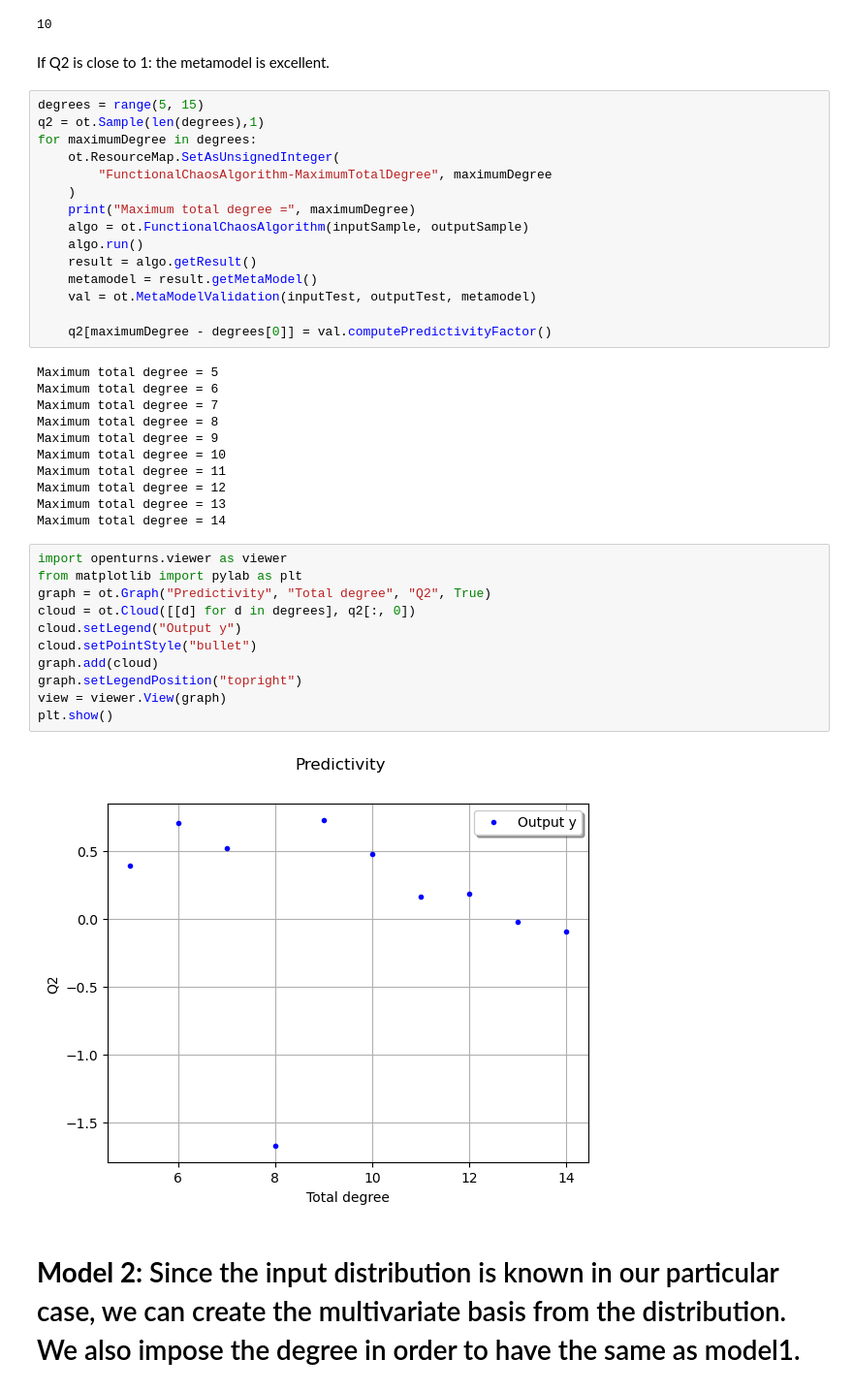
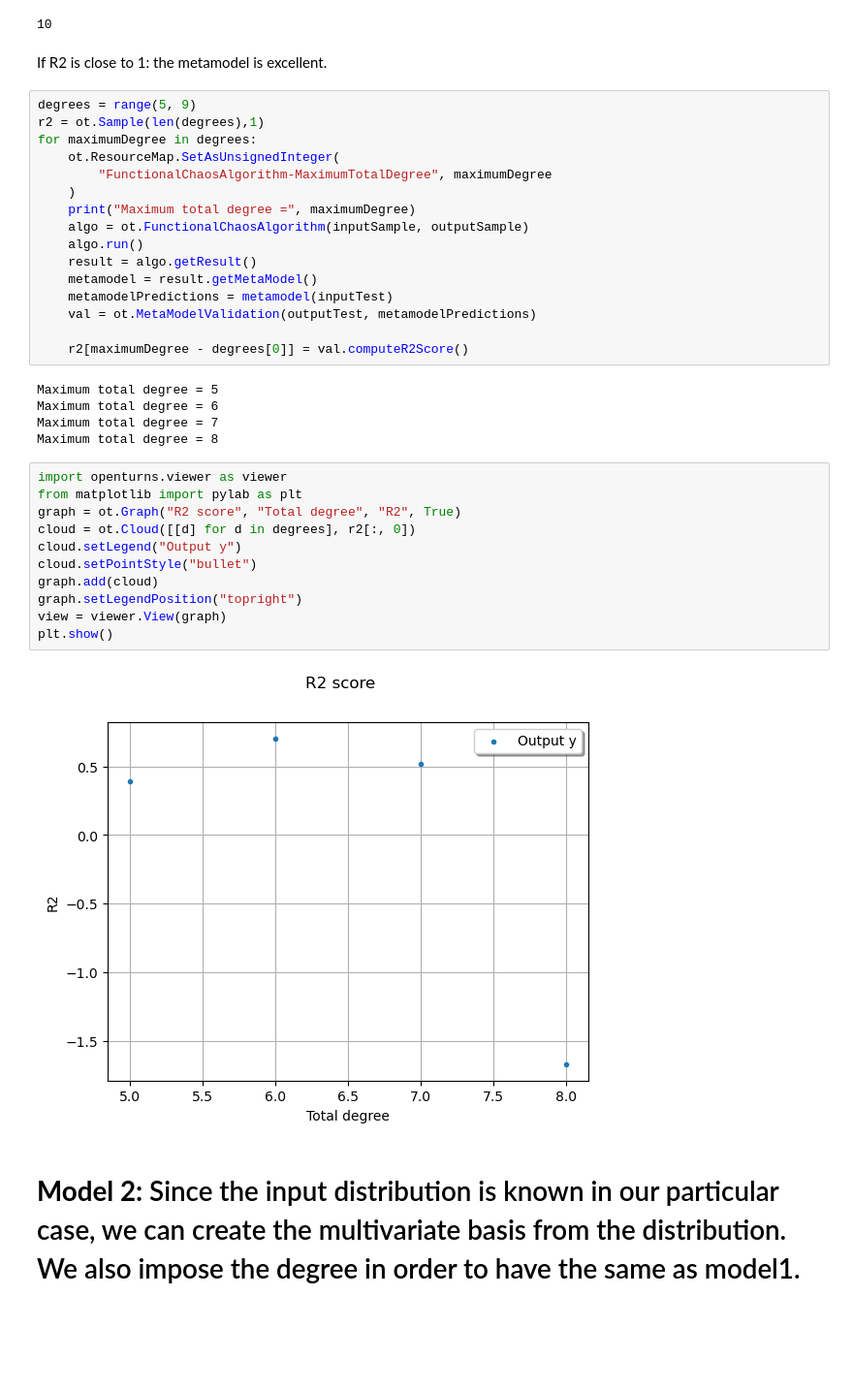
Before and after one commit to dbetteb/early-ML, a Jupyter notebook: 10_PCE_SOBOL/PCE_SOBOL_notebook.ipynb, the cells around one changed output. Shown: that part at 97% size. Saved outputs shown, nothing was run; the diff lists cells and outputs as text; blank space fills up the shorter version.

```diff
--- a/10_PCE_SOBOL/PCE_SOBOL_notebook.ipynb
+++ b/10_PCE_SOBOL/PCE_SOBOL_notebook.ipynb
@@ -319,10 +359,10 @@ ot.ResourceMap.GetAsUnsignedInteger("FunctionalChaosAlgorithm-MaximumTotalDegree
 # %% [output]
 10
 # %% [markdown]
-If Q2 is close to 1: the metamodel is excellent.
+If R2 is close to 1: the metamodel is excellent.
 # %%
-degrees = range(5, 15)
-q2 = ot.Sample(len(degrees),1)
+degrees = range(5, 9)
+r2 = ot.Sample(len(degrees),1)
 for maximumDegree in degrees:
     ot.ResourceMap.SetAsUnsignedInteger(
         "FunctionalChaosAlgorithm-MaximumTotalDegree", maximumDegree
@@ -332,33 +372,28 @@ for maximumDegree in degrees:
     algo.run()
     result = algo.getResult()
     metamodel = result.getMetaModel()
-    val = ot.MetaModelValidation(inputTest, outputTest, metamodel)
+    metamodelPredictions = metamodel(inputTest)
+    val = ot.MetaModelValidation(outputTest, metamodelPredictions)
 
-    q2[maximumDegree - degrees[0]] = val.computePredictivityFactor()
+    r2[maximumDegree - degrees[0]] = val.computeR2Score()
 # %% [output]
 Maximum total degree = 5
 Maximum total degree = 6
 Maximum total degree = 7
 Maximum total degree = 8
-Maximum total degree = 9
-Maximum total degree = 10
-Maximum total degree = 11
-Maximum total degree = 12
-Maximum total degree = 13
-Maximum total degree = 14
 # %%
 import openturns.viewer as viewer
 from matplotlib import pylab as plt
-graph = ot.Graph("Predictivity", "Total degree", "Q2", True)
-cloud = ot.Cloud([[d] for d in degrees], q2[:, 0])
+graph = ot.Graph("R2 score", "Total degree", "R2", True)
+cloud = ot.Cloud([[d] for d in degrees], r2[:, 0])
 cloud.setLegend("Output y")
 cloud.setPointStyle("bullet")
 graph.add(cloud)
 graph.setLegendPosition("topright")
 view = viewer.View(graph)
 plt.show()
 # %% [output]
-[figure, old version]
+[figure, new version]
 # %% [markdown]
 # **Model 2:** Since the input distribution is known in our particular case, we can create the multivariate basis from the distribution. We also impose the degree in order to have the same as model1.
 # %%
```
Also changed, not shown: parts of 17 cells of this notebook.
